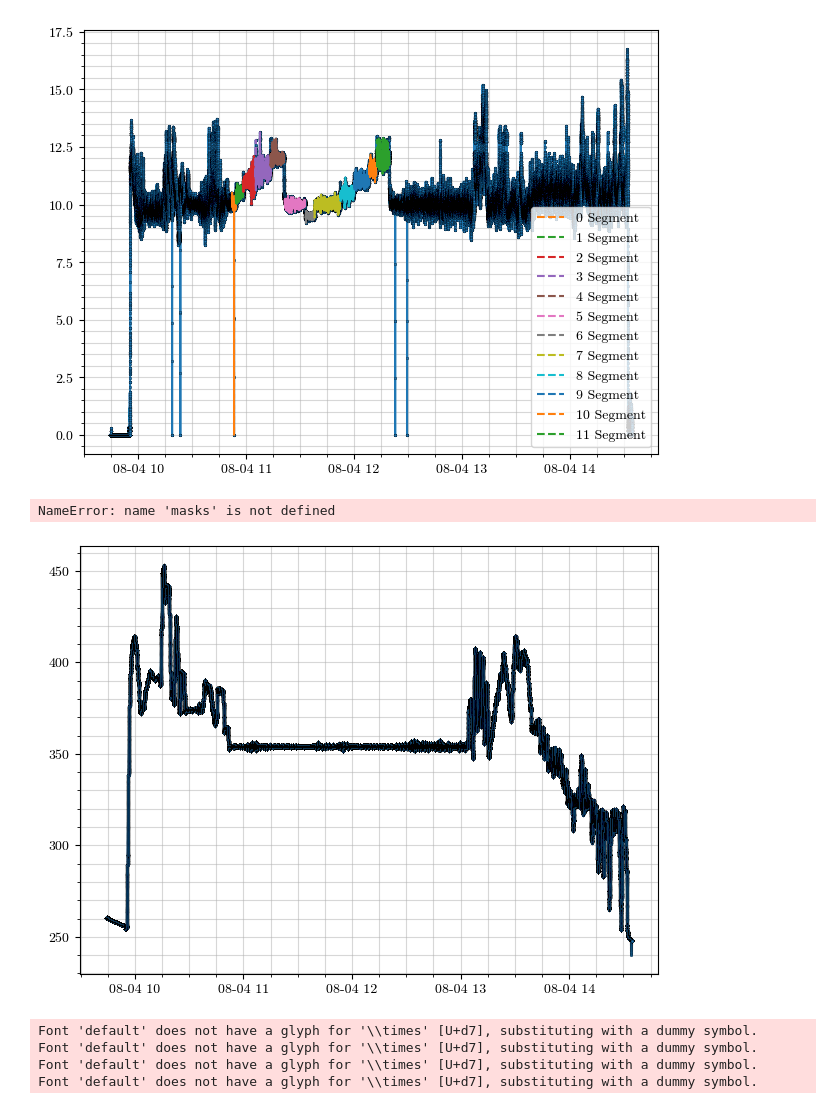
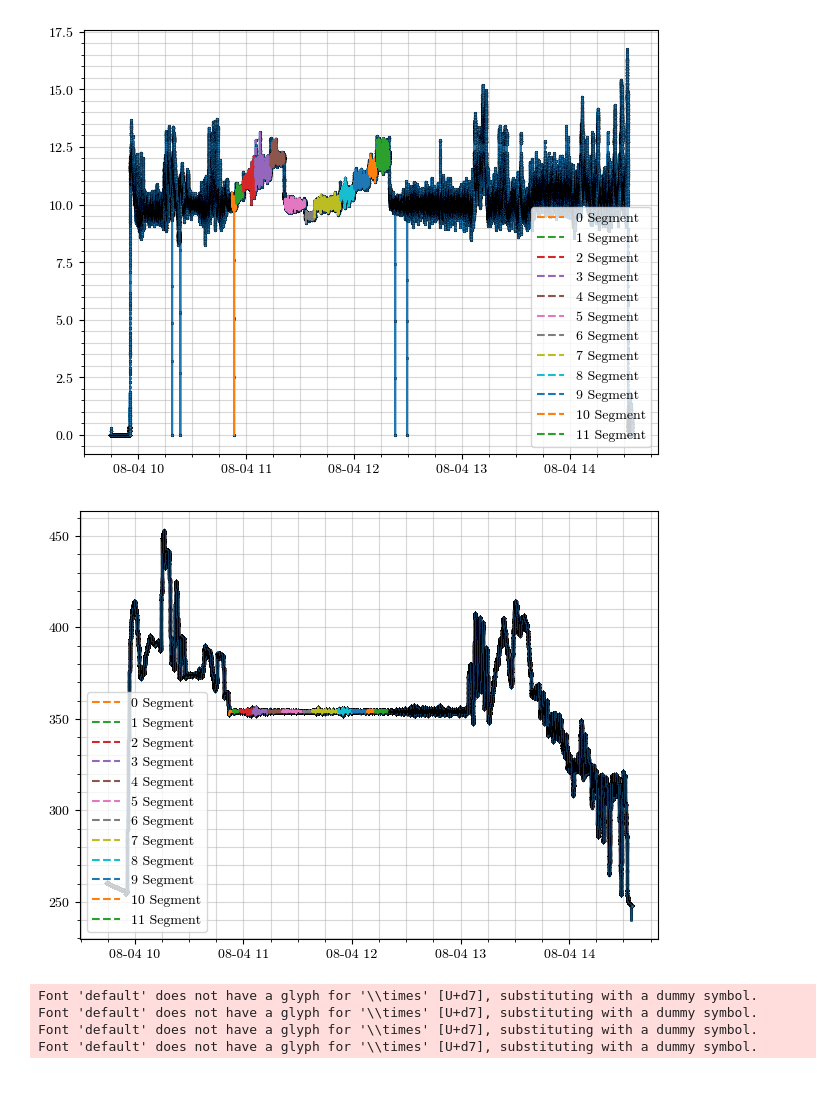
Before and after one commit to wkemp-edu/ArduPilot_AnalysisSuite, a Jupyter notebook: Investigations/Performance_Investigations/2021-08-04_CREATeV_cruise_100Hz.ipynb, the cells around one changed output. Saved outputs shown, nothing was run; the diff lists cells and outputs as text; code cells hidden in the pictures.

```diff
--- a/Investigations/Performance_Investigations/2021-08-04_CREATeV_cruise_100Hz.ipynb
+++ b/Investigations/Performance_Investigations/2021-08-04_CREATeV_cruise_100Hz.ipynb
@@ -120,6 +91,0 @@ array([['10:52:04', '10:54:08'],
-# %%
-testing.save_segments(testing.segment_times, testing.year, testing.month, testing.day, "cruise_segments.pkl")
-testing.year = 2023
-
-testing.load_segments("cruise_segments.pkl")
-testing.year
@@ -137,14 +100,13 @@ plt.show()
 [figure]
 # %%
 plt.figure()
-plt.plot(df.index, df.Altitude_POS)
-for i in np.arange(len(masks)):
-    plt.plot(df.Altitude_POS[masks[i]], marker='', linestyle='--', label=str(i) + " Segment")
+plt.plot(testing.df.index, testing.df.Altitude_POS)
+for i in np.arange(len(testing.masks)):
+    plt.plot(df.Altitude_POS[testing.masks[i]], marker='', linestyle='--', label=str(i) + " Segment")
 plt.legend()
 plt.show()
 # %% [output]
-NameError: name 'masks' is not defined
-[figure, old version]
+[figure, new version]
 # %%
 fig, axs = plt.subplots(4, 3)
 axs = axs.flatten()
```
Also changed, not shown: parts of 7 cells of this notebook, 3 other files.
